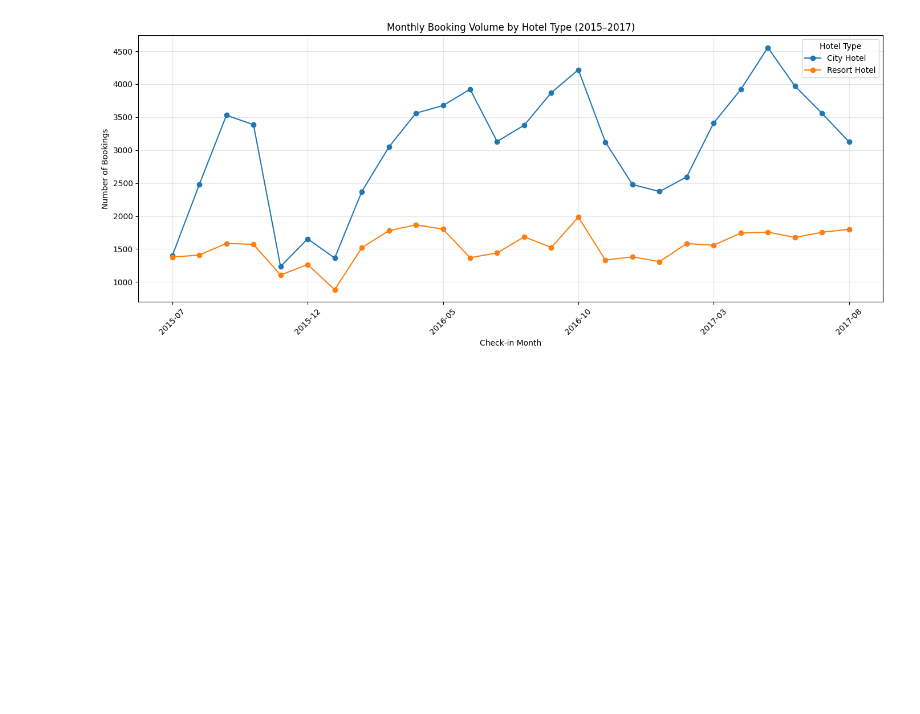
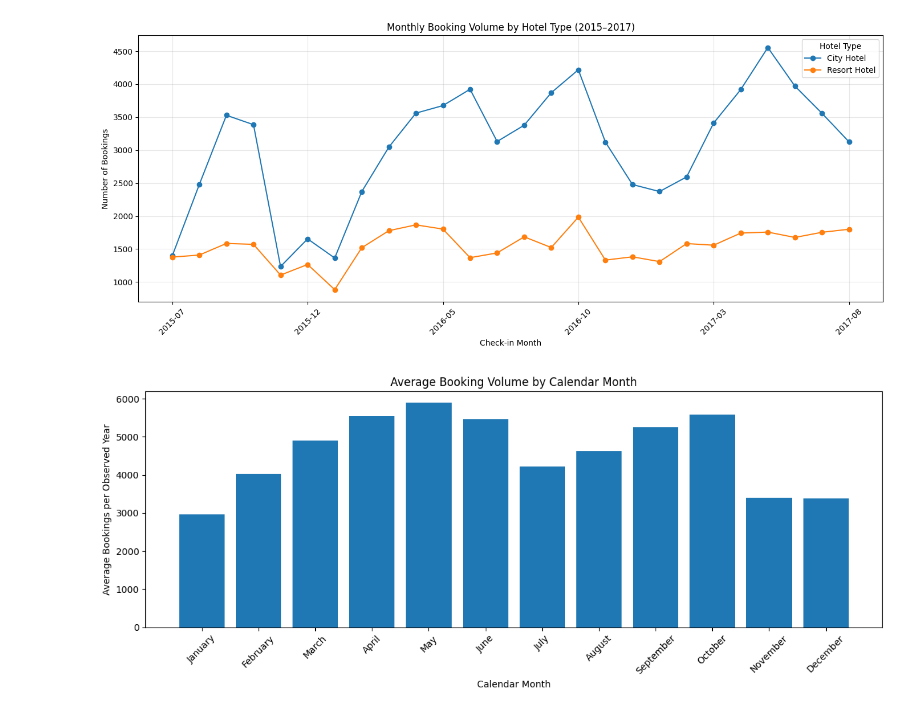
Before and after one commit to elsiejy/Capstone, a Jupyter notebook: Capstone_Hotel_Bookings.ipynb, the cells around one changed output. Cells and saved outputs as stored; diff of their text form; code cells hidden in the pictures; blank space fills up the shorter version.

```diff
--- a/Capstone_Hotel_Bookings.ipynb
+++ b/Capstone_Hotel_Bookings.ipynb
@@ -604,3 +596,32 @@ plt.tight_layout()
 plt.show()
 # %% [output]
 [figure]
+# %%
+# Extract calendar month and year
+df["year"] = df["checkin_date"].dt.year
+df["month_name"] = df["checkin_date"].dt.month_name()
+df["month_num"] = df["checkin_date"].dt.month
+
+# Count bookings by year and calendar month
+monthly_comparison = (df.groupby(["year", "month_num", "month_name"]).size().reset_index(name="booking_count")
+)
+
+# Calculate average monthly booking volume for each calendar month
+seasonal_summary = (monthly_comparison.groupby(["month_num", "month_name"])["booking_count"].mean().reset_index(name="avg_bookings").sort_values("month_num"))
+
+# Plot
+plt.figure(figsize=(12, 5))
+
+plt.bar(
+    seasonal_summary["month_name"],
+    seasonal_summary["avg_bookings"]
+)
+
+plt.title("Average Booking Volume by Calendar Month")
+plt.xlabel("Calendar Month")
+plt.ylabel("Average Bookings per Observed Year")
+plt.xticks(rotation=45)
+plt.tight_layout()
+plt.show()
+# %% [output]
+[figure, added]
```
Also changed, not shown: parts of 18 cells of this notebook.
